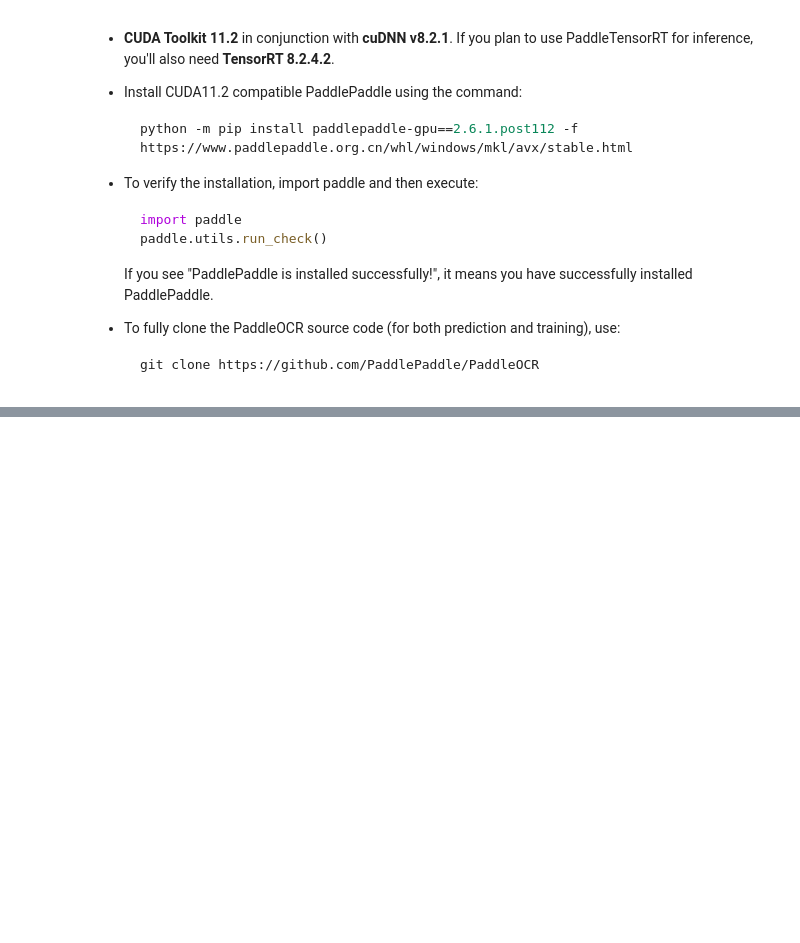
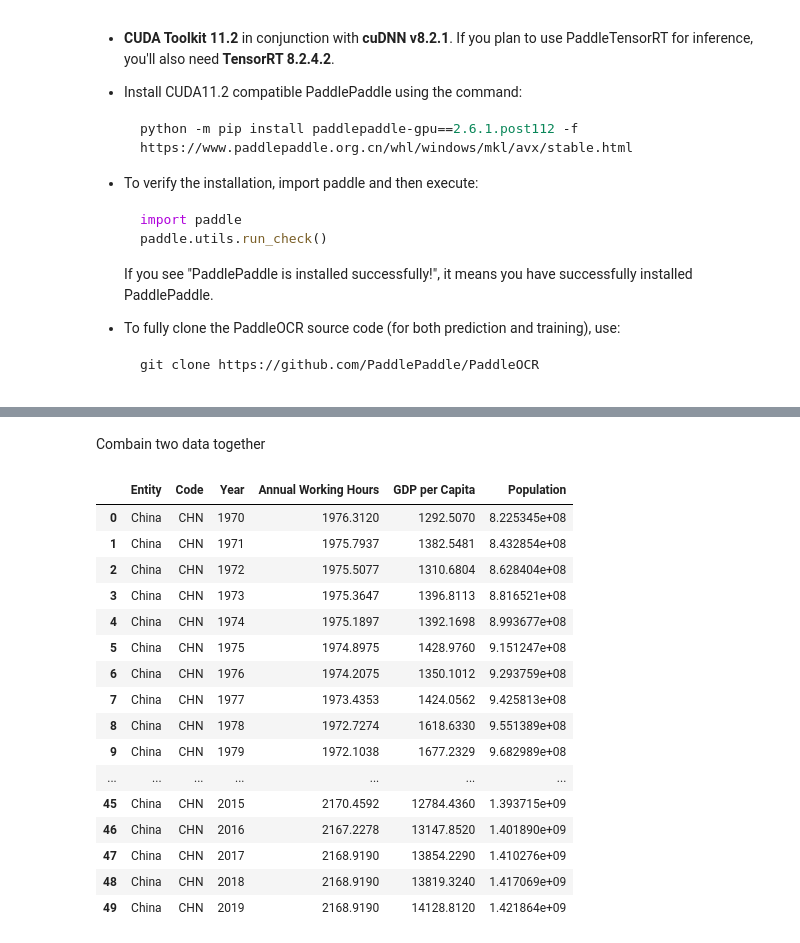
Before and after one commit to QIYIHAN/DE-on-GDP-and-Economy, a Jupyter notebook: Article Data Fetching(OCR+SVG)/Article Data Fetching(OCR).ipynb, the cells around one changed output, grey strips where cells are left out. Saved outputs shown, nothing was run; the diff lists cells and outputs as text; code cells hidden in the pictures; blank space fills up the shorter version.

```diff
--- a/Article Data Fetching(OCR+SVG)/Article Data Fetching(OCR).ipynb
+++ b/Article Data Fetching(OCR+SVG)/Article Data Fetching(OCR).ipynb
@@ -183,0 +226,30 @@ im_show.save('result.jpg')
+# %% [markdown]
+Combain two data together
+# %%
+file_path1 = 'C:/Users/qyh18/02 NUS Semester2/DE-on-GDP-and-Economy/Article Data Fetching(OCR+SVG)/2/[4, 11, 2829, 1263]_0.xlsx'
+file_path2 = 'C:/Users/qyh18/02 NUS Semester2/DE-on-GDP-and-Economy/Article Data Fetching(OCR+SVG)/2/[4, 11, 2829, 1262]_0.xlsx'
+output_path = 'C:/Users/qyh18/02 NUS Semester2/DE-on-GDP-and-Economy/Article Data Fetching(OCR+SVG)/2/combined.xlsx'
+
+df1 = pd.read_excel(file_path1)
+df2 = pd.read_excel(file_path2)
+
+result2_1 = pd.concat([df1, df2], ignore_index=True)
+result2_1
+# %% [output]
+|  | Entity | Code | Year | Annual Working Hours | GDP per Capita | Population |
+| 0 | China | CHN | 1970 | 1976.3120 | 1292.5070 | 8.225345e+08 |
+| 1 | China | CHN | 1971 | 1975.7937 | 1382.5481 | 8.432854e+08 |
+| 2 | China | CHN | 1972 | 1975.5077 | 1310.6804 | 8.628404e+08 |
+| 3 | China | CHN | 1973 | 1975.3647 | 1396.8113 | 8.816521e+08 |
+| 4 | China | CHN | 1974 | 1975.1897 | 1392.1698 | 8.993677e+08 |
+| 5 | China | CHN | 1975 | 1974.8975 | 1428.9760 | 9.151247e+08 |
+| 6 | China | CHN | 1976 | 1974.2075 | 1350.1012 | 9.293759e+08 |
+| 7 | China | CHN | 1977 | 1973.4353 | 1424.0562 | 9.425813e+08 |
+| 8 | China | CHN | 1978 | 1972.7274 | 1618.6330 | 9.551389e+08 |
+| 9 | China | CHN | 1979 | 1972.1038 | 1677.2329 | 9.682989e+08 |
+| ... | ... | ... | ... | ... | ... | ... |
+| 45 | China | CHN | 2015 | 2170.4592 | 12784.4360 | 1.393715e+09 |
+| 46 | China | CHN | 2016 | 2167.2278 | 13147.8520 | 1.401890e+09 |
+| 47 | China | CHN | 2017 | 2168.9190 | 13854.2290 | 1.410276e+09 |
+| 48 | China | CHN | 2018 | 2168.9190 | 13819.3240 | 1.417069e+09 |
+| 49 | China | CHN | 2019 | 2168.9190 | 14128.8120 | 1.421864e+09 |
```
Also changed, not shown: parts of 22 cells of this notebook, 8 other files.
